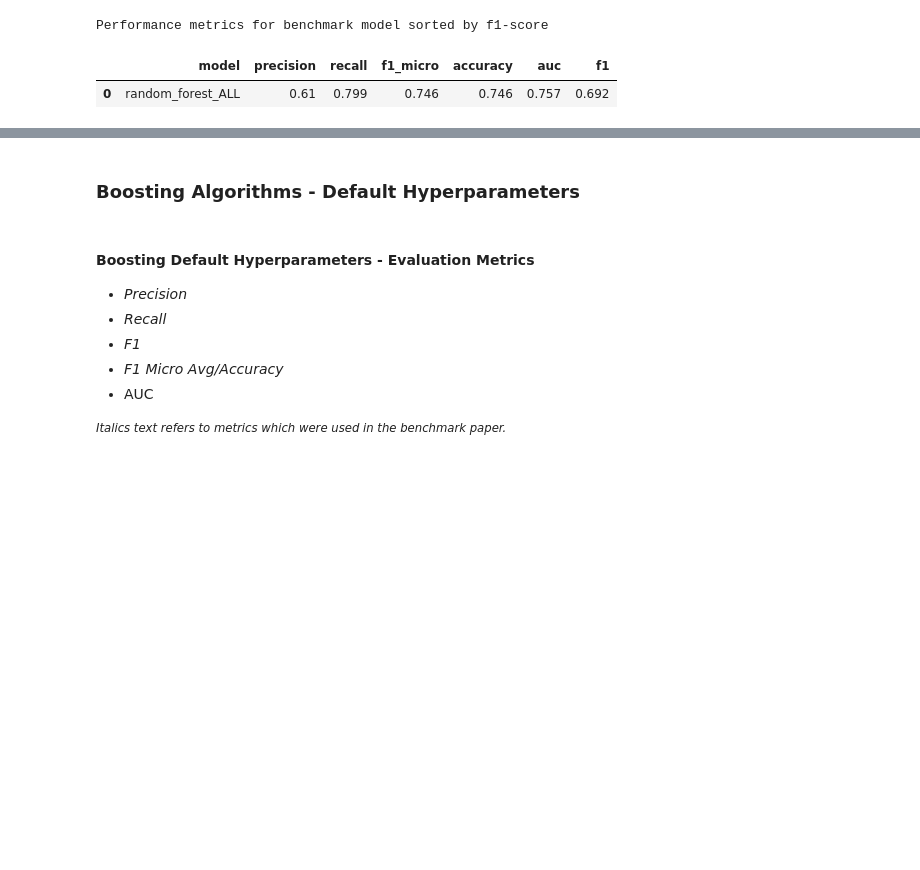
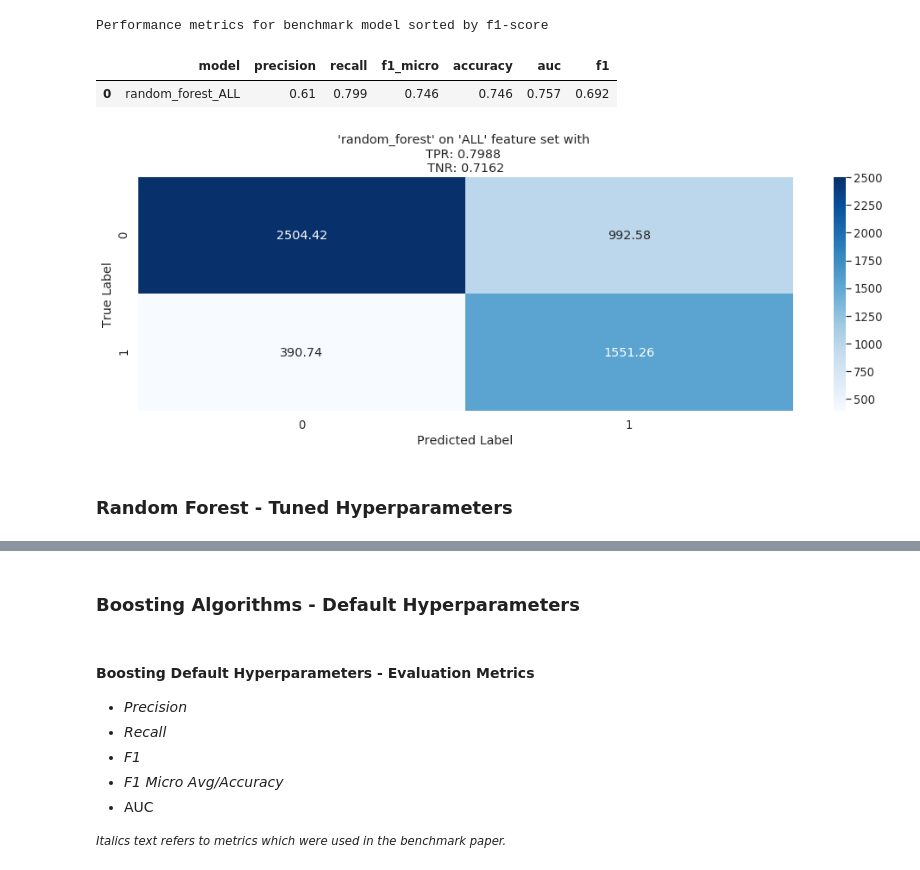
Before and after one commit to achmand/aml-crypto-graph, a Jupyter notebook: src/2.4_experiment_results.ipynb, the cells around one changed output, grey strips where cells are left out. Saved outputs shown, nothing was run; the diff lists cells and outputs as text; code cells hidden in the pictures; blank space fills up the shorter version.

```diff
--- a/src/2.4_experiment_results.ipynb
+++ b/src/2.4_experiment_results.ipynb
@@ -83,3 +83,9 @@ Performance metrics for benchmark model
 Performance metrics for benchmark model sorted by f1-score
 |  | model | precision | recall | f1_micro | accuracy | auc | f1 |
 | 0 | random_forest_ALL | 0.61 | 0.799 | 0.746 | 0.746 | 0.757 | 0.692 |
+# %%
+plot_result_matrices(benchmark_results, figsize=(17,5))
+# %% [output]
+[figure, added]
+# %% [markdown]
+### Random Forest  - Tuned Hyperparameters
```
Also changed, not shown: parts of 12 cells of this notebook, 24 other files.
